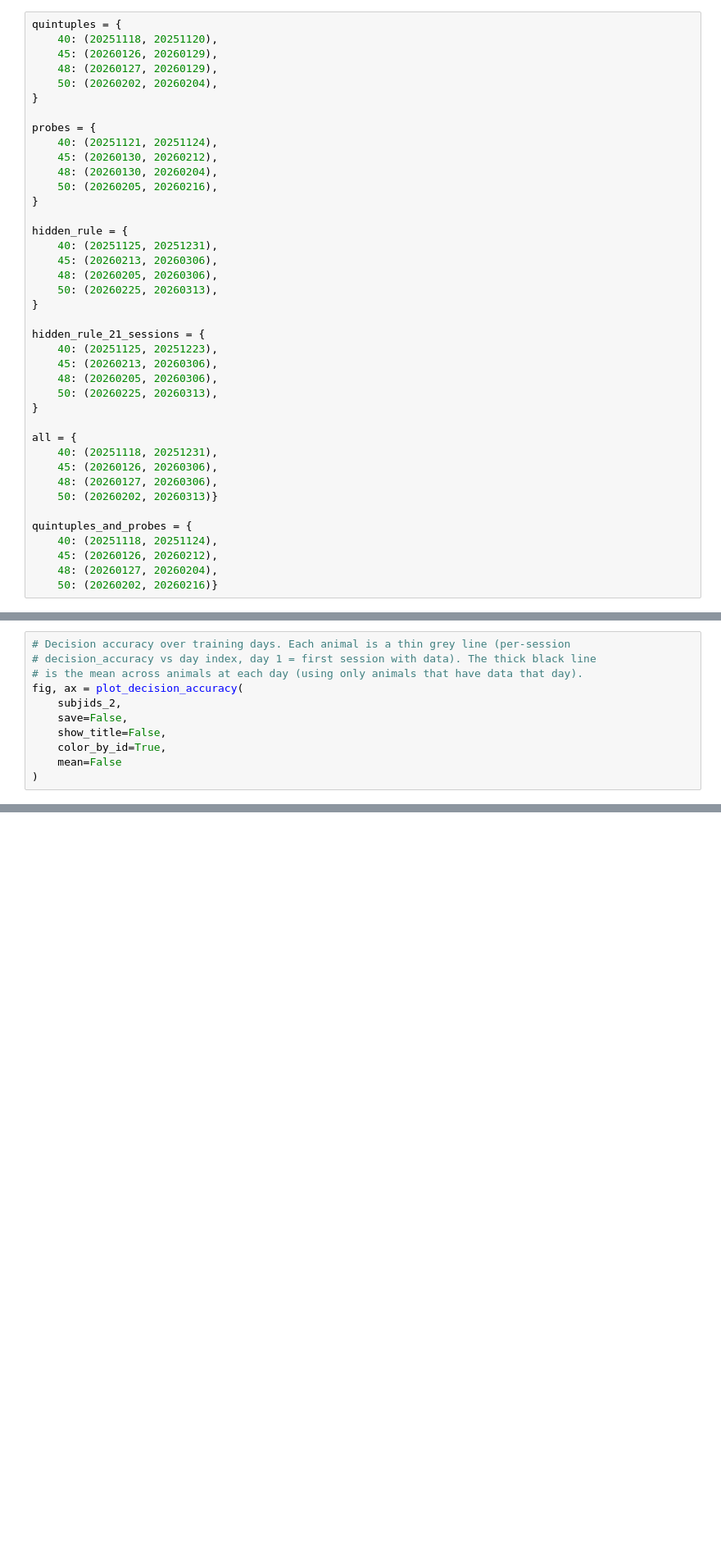
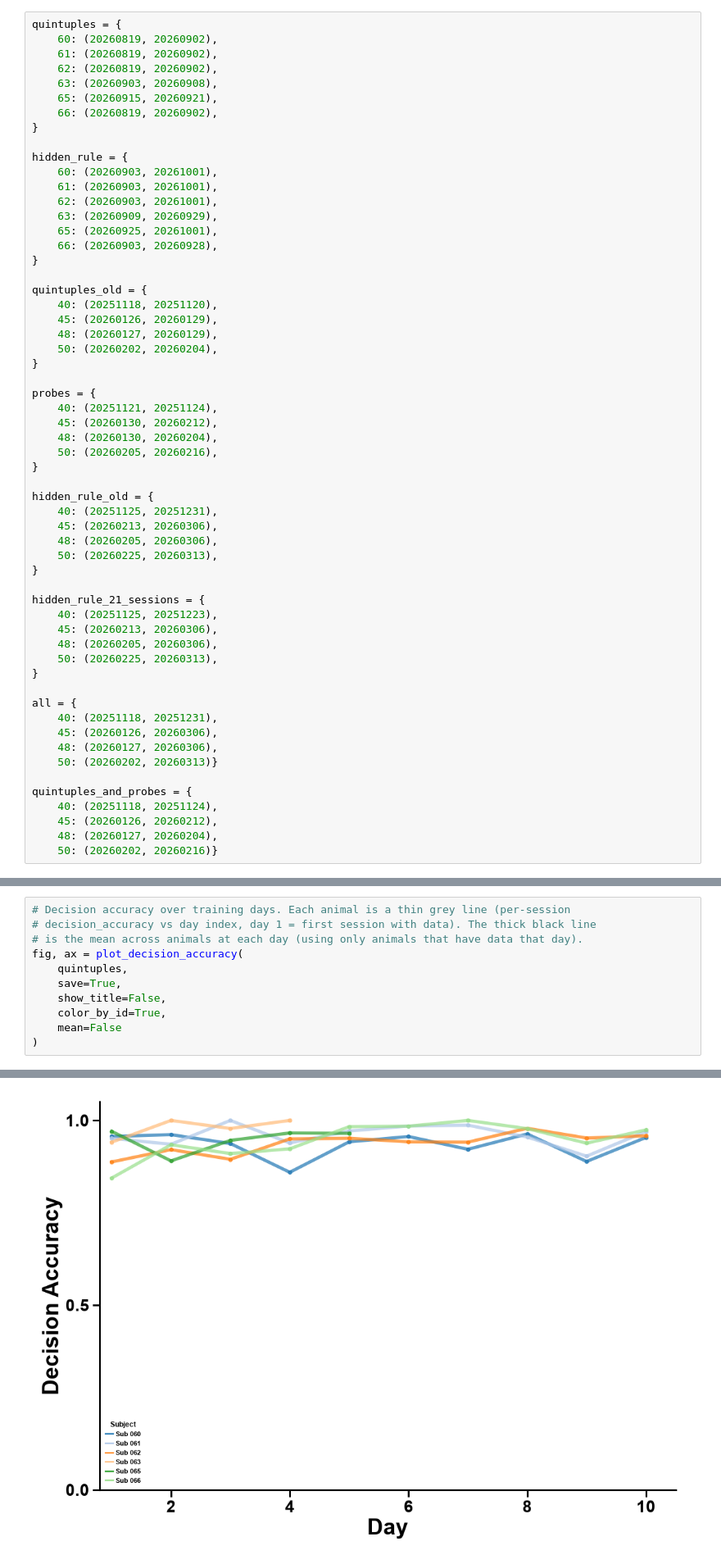
Before and after one commit to SainsburyWellcomeCentre/hypnose-behavior, a Jupyter notebook: notebooks/visualization/behavior_visualization.ipynb, the cells around one changed output, grey strips where cells are left out. Shown at 82% size. Drawn from its saved outputs; the diff is of its cells as text; blank space fills up the shorter version.

```diff
--- a/notebooks/visualization/behavior_visualization.ipynb
+++ b/notebooks/visualization/behavior_visualization.ipynb
@@ -40,6 +40,24 @@ use_style("presentation")
 # 1. Metrics Visualization
 # %%
 quintuples = {
+    60: (20260819, 20260902),
+    61: (20260819, 20260902),
+    62: (20260819, 20260902),
+    63: (20260903, 20260908),
+    65: (20260915, 20260921),
+    66: (20260819, 20260902),
+}
+
+hidden_rule = {
+    60: (20260903, 20261001),
+    61: (20260903, 20261001),
+    62: (20260903, 20261001),
+    63: (20260909, 20260929),
+    65: (20260925, 20261001),
+    66: (20260903, 20260928),
+}
+
+quintuples_old = {
     40: (20251118, 20251120),
     45: (20260126, 20260129),
     48: (20260127, 20260129),
@@ -53,7 +71,7 @@ probes = {
     50: (20260205, 20260216),
 }
 
-hidden_rule = {
+hidden_rule_old = {
     40: (20251125, 20251231),
     45: (20260213, 20260306),
     48: (20260205, 20260306),
@@ -199,9 +217,10 @@ figs = plot_behavior_metrics(
 # decision_accuracy vs day index, day 1 = first session with data). The thick black line
 # is the mean across animals at each day (using only animals that have data that day).
 fig, ax = plot_decision_accuracy(
-    subjids_2,
-    save=False,
+    quintuples,
+    save=True,
     show_title=False,
     color_by_id=True,
     mean=False
 )
+# %% [output]
@@ -208,3 +228,4 @@ fig, ax = plot_decision_accuracy(
+[figure, added]
 # %%
 subjid = 51
 
```
Also changed, not shown: parts of 1 cell of this notebook, 11 other files.
